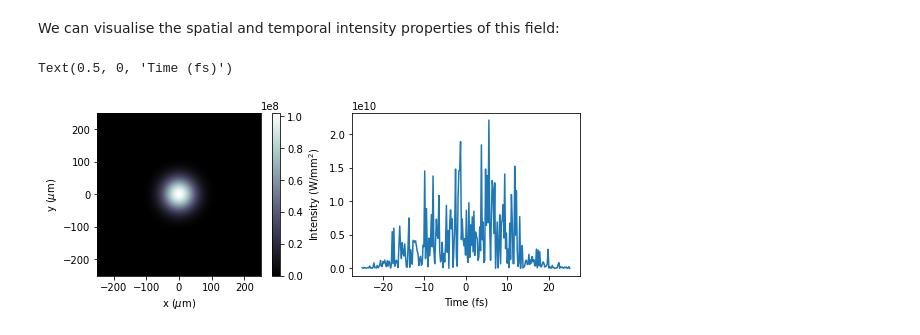
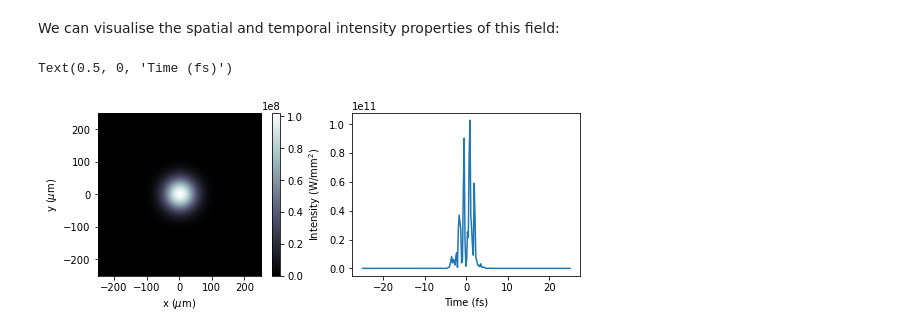
Before and after one commit to twguest/phenom, a Jupyter notebook: docs/source/notebooks/sase_model_pt1.ipynb, the cells around one changed output. Cells and saved outputs as stored; diff of their text form; code cells hidden in the pictures.

```diff
--- a/docs/source/notebooks/sase_model_pt1.ipynb
+++ b/docs/source/notebooks/sase_model_pt1.ipynb
@@ -26,14 +27,16 @@ import numpy as np
 x = y = np.linspace(-250e-06, 250e-06, 500)
 t = np.linspace(-25e-15, 25e-15, 250)
 
+sase = linear_SASE_spectrum(t, 5e-03 , 5e-15, 9200)
+
 ## define the pulse
 pulse = sase_pulse(x = x,
                    y = y,
                    t = t,
-                   photon_energy = 10e3,
+                   photon_energy = 9200.,
                    pulse_energy = 1e-04,
-                   pulse_duration = 15e-15,
-                   bandwidth = 1e-03,
+                   pulse_duration = 5e-15,
+                   bandwidth = 1e-12,
                    sigma = 50e-06,
                    div = 2.5e-03,
                    x0 = 0.0,
@@ -47,26 +50,26 @@ We can visualise the spatial and temporal intensity properties of this field:
 # %%
 from matplotlib import pyplot as plt
 
 
 fig, [ax1, ax2] = plt.subplots(1,2, figsize = (9,3))
 
 ### spatial intensity
 im = ax1.imshow((abs(pulse)**2).sum(axis = 2),
                 extent = [x.min() * 1e06,
                           x.max() * 1e06,
                           y.min() * 1e06,
                           y.max() * 1e06],
                 cmap = 'bone'
                 )
 
-plt.colorbar(im, label = "Intensity (W/mm$^2$)")
+plt.colorbar(im, label = "Intensity (W/mm$^2$)", ax = ax1)
 
 ax1.set_xlabel('x ($\mu$m)')
 ax1.set_ylabel('y ($\mu$m)')
 
 
 ax2.plot(t*1e15, (abs(pulse)**2).sum(axis = (0,1)))
 ax2.set_xlabel("Time (fs)")
 # %% [output]
 Text(0.5, 0, 'Time (fs)')
-[figure, old version]
+[figure, new version]
```
Also changed, not shown: parts of 1 cell of this notebook, 8 other files.
